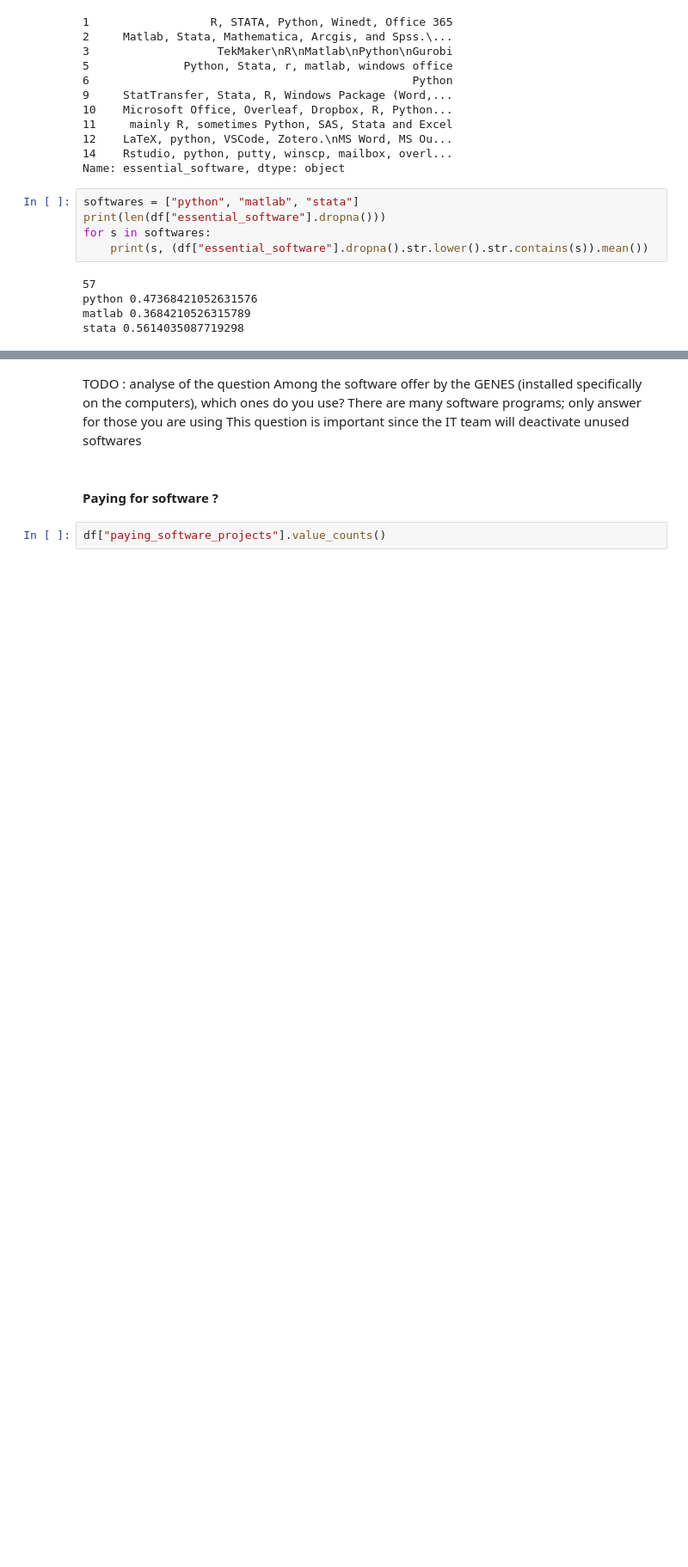
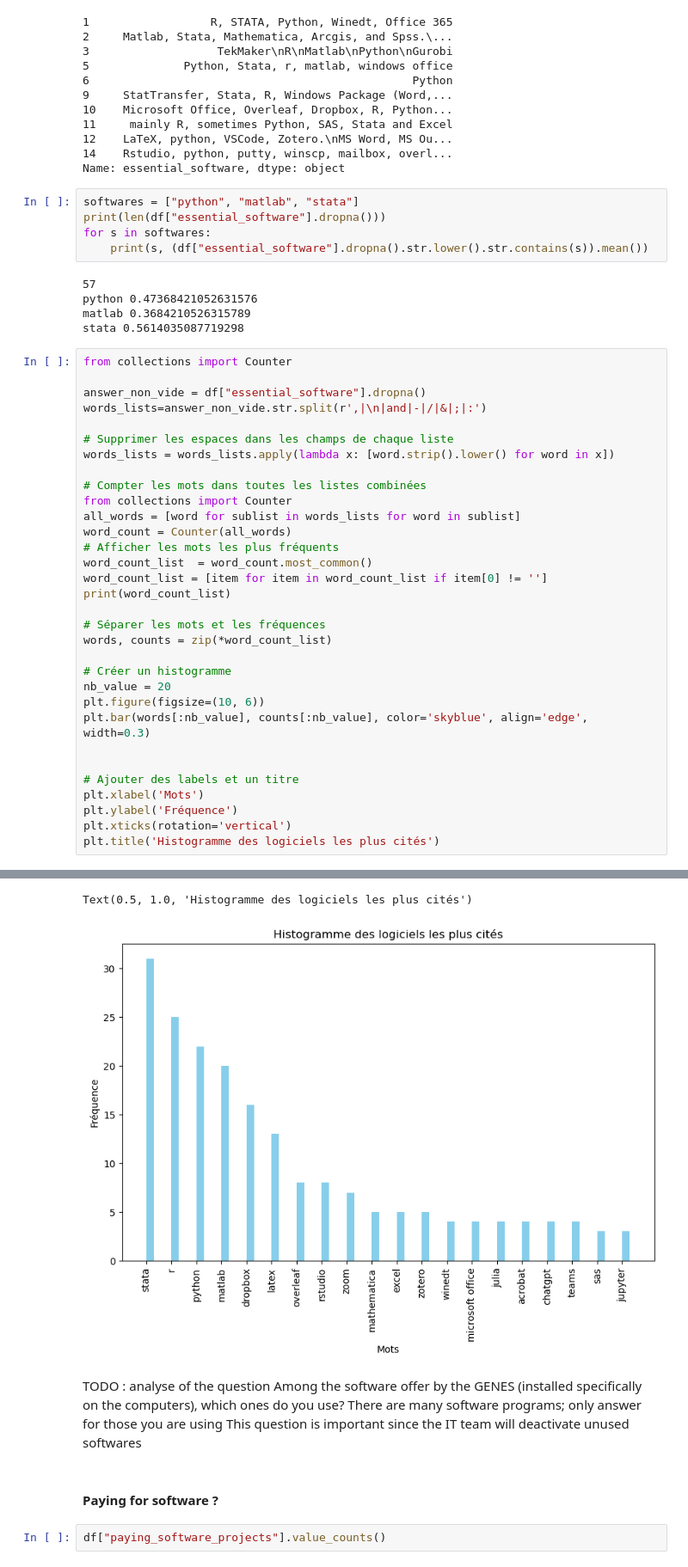
Before and after one commit to emilienschultz/survey-software-crest, a Jupyter notebook: notebooks/Analyze.ipynb, the cells around one changed output, grey strips where cells are left out. Shown at 86% size. Drawn from its saved outputs; the diff is of its cells as text; blank space fills up the shorter version.

Commit message:
establish a list for software practices

```diff
--- a/notebooks/Analyze.ipynb
+++ b/notebooks/Analyze.ipynb
@@ -109,3 +110,36 @@ for s in softwares:
 python 0.47368421052631576
 matlab 0.3684210526315789
 stata 0.5614035087719298
+# %%
+from collections import Counter
+
+answer_non_vide = df["essential_software"].dropna()
+words_lists=answer_non_vide.str.split(r',|\n|and|-|/|&|;|:')
+
+# Supprimer les espaces dans les champs de chaque liste
+words_lists = words_lists.apply(lambda x: [word.strip().lower() for word in x])
+
+# Compter les mots dans toutes les listes combinées
+from collections import Counter
+all_words = [word for sublist in words_lists for word in sublist]
+word_count = Counter(all_words)
+# Afficher les mots les plus fréquents
+word_count_list  = word_count.most_common()
+word_count_list = [item for item in word_count_list if item[0] != '']
+print(word_count_list)
+
+# Séparer les mots et les fréquences
+words, counts = zip(*word_count_list)
+
+# Créer un histogramme
+nb_value = 20
+plt.figure(figsize=(10, 6))
+plt.bar(words[:nb_value], counts[:nb_value], color='skyblue', align='edge', width=0.3)
+
+
+# Ajouter des labels et un titre
+plt.xlabel('Mots')
+plt.ylabel('Fréquence')
+plt.xticks(rotation='vertical')
+plt.title('Histogramme des logiciels les plus cités')
+# %% [output]
@@ -112,3 +147,5 @@ stata 0.5614035087719298
+Text(0.5, 1.0, 'Histogramme des logiciels les plus cités')
+[figure, added]
 # %% [markdown]
 TODO : analyse of the  question Among the software offer by the GENES (installed specifically on the computers), which ones do you use?  There are many software programs; only answer for those you are using  This question is important since the IT team will deactivate unused softwares
 # %% [markdown]
```
Also changed, not shown: parts of 3 cells of this notebook.
